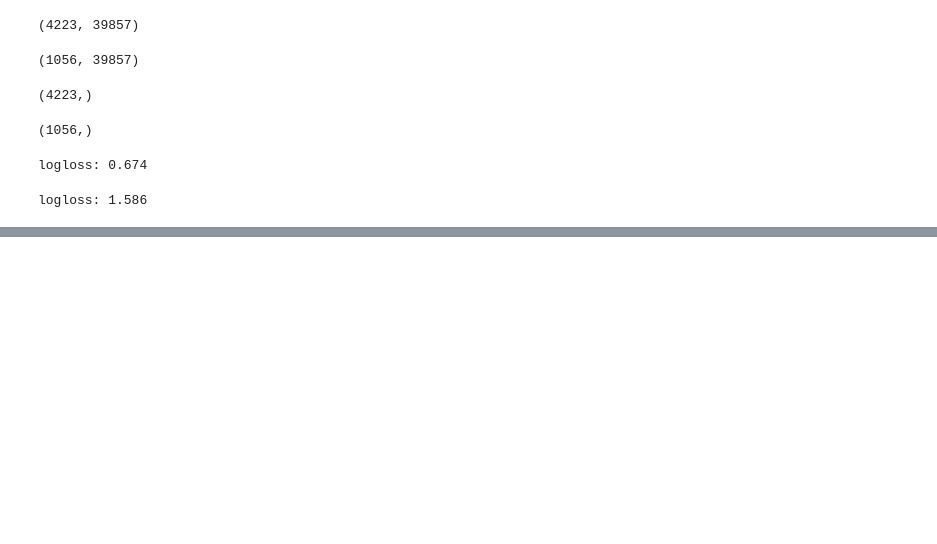
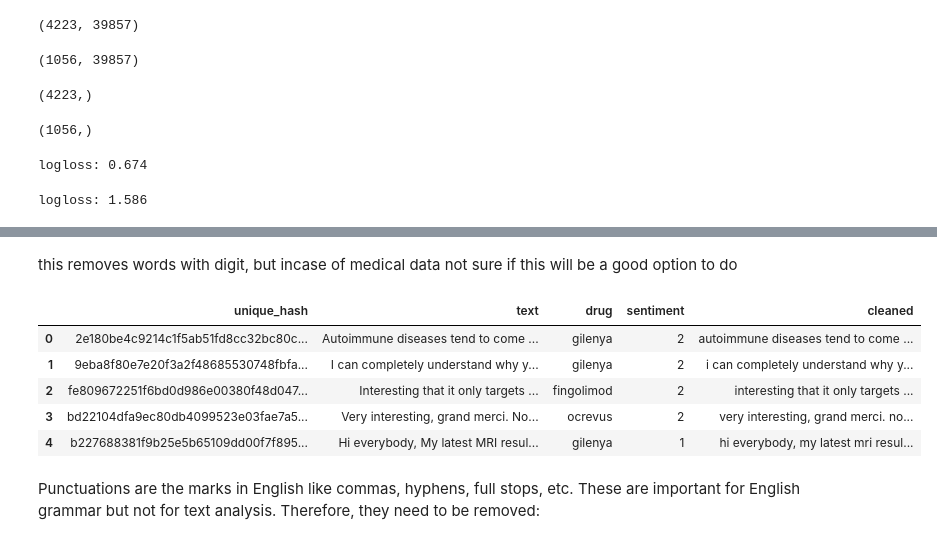
Before and after one commit to achalvats/Medical-Drugs--NLP, a Jupyter notebook: Sentiment_Analysis_for_Medical_Drugs_NLP.ipynb, the cells around one changed output, grey strips where cells are left out. Drawn from its saved outputs; the diff is of its cells as text; code cells hidden in the pictures; blank space fills up the shorter version.

```diff
--- a/Sentiment_Analysis_for_Medical_Drugs_NLP.ipynb
+++ b/Sentiment_Analysis_for_Medical_Drugs_NLP.ipynb
@@ -283,0 +290,2 @@ logloss: 0.682
+# %%
+train_2= pd.read_csv("train_F3WbcTw.csv")
@@ -283,0 +395,2 @@ logloss: 0.682
+# %%
+train_2['cleaned']=train_2['text'].apply(lambda x: x.lower())
@@ -283,0 +399,13 @@ logloss: 0.682
+# %% [markdown]
+this removes words with digit, but incase of medical data not sure if this will be a good option to do
+# %%
+train_2.head()
+# %% [output]
+|  | unique_hash | text | drug | sentiment | cleaned |
+| 0 | 2e180be4c9214c1f5ab51fd8cc32bc80c... | Autoimmune diseases tend to come ... | gilenya | 2 | autoimmune diseases tend to come ... |
+| 1 | 9eba8f80e7e20f3a2f48685530748fbfa... | I can completely understand why y... | gilenya | 2 | i can completely understand why y... |
+| 2 | fe809672251f6bd0d986e00380f48d047... | Interesting that it only targets ... | fingolimod | 2 | interesting that it only targets ... |
+| 3 | bd22104dfa9ec80db4099523e03fae7a5... | Very interesting, grand merci. No... | ocrevus | 2 | very interesting, grand merci. no... |
+| 4 | b227688381f9b25e5b65109dd00f7f895... | Hi everybody, My latest MRI resul... | gilenya | 1 | hi everybody, my latest mri resul... |
+# %% [markdown]
+Punctuations are the marks in English like commas, hyphens, full stops, etc. These are important for English grammar but not for text analysis. Therefore, they need to be removed:
```
Also changed, not shown: parts of 21 cells of this notebook.
